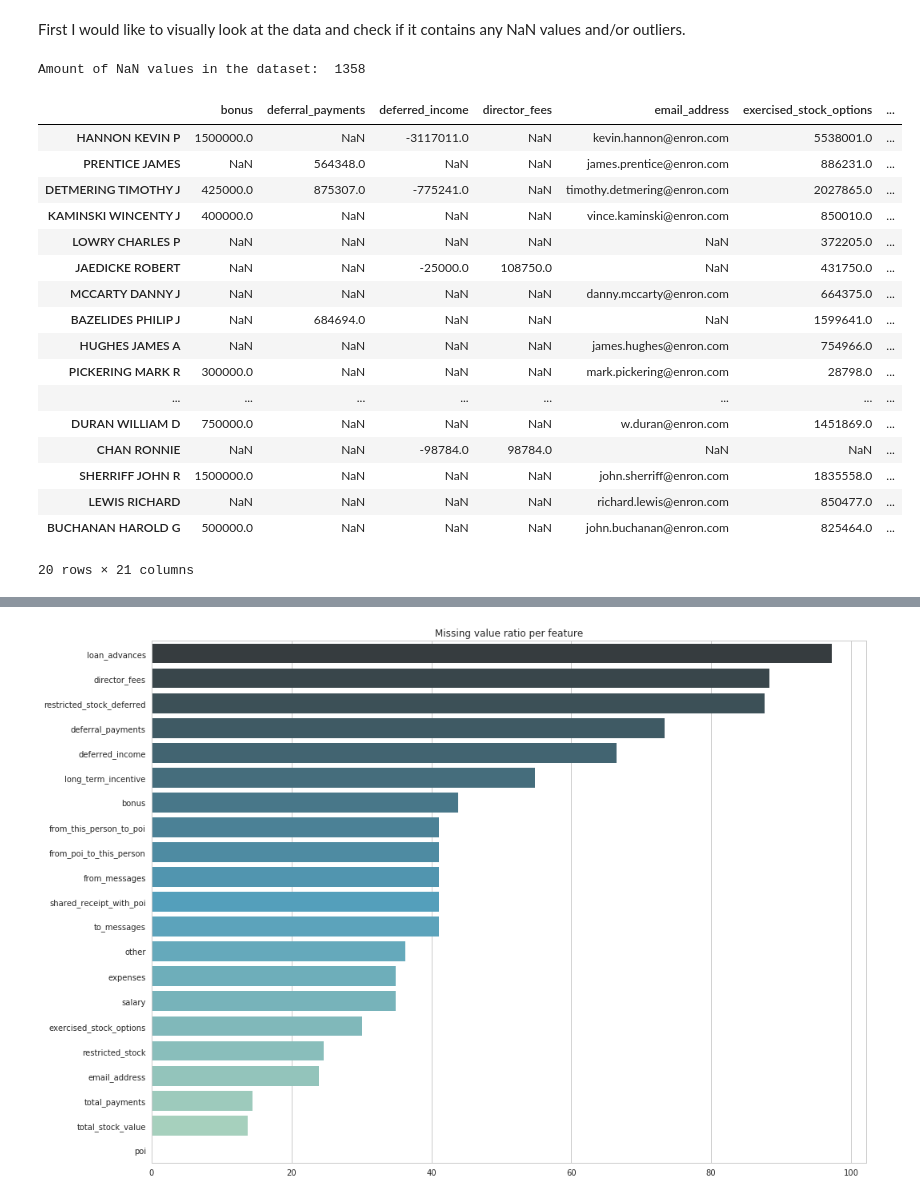
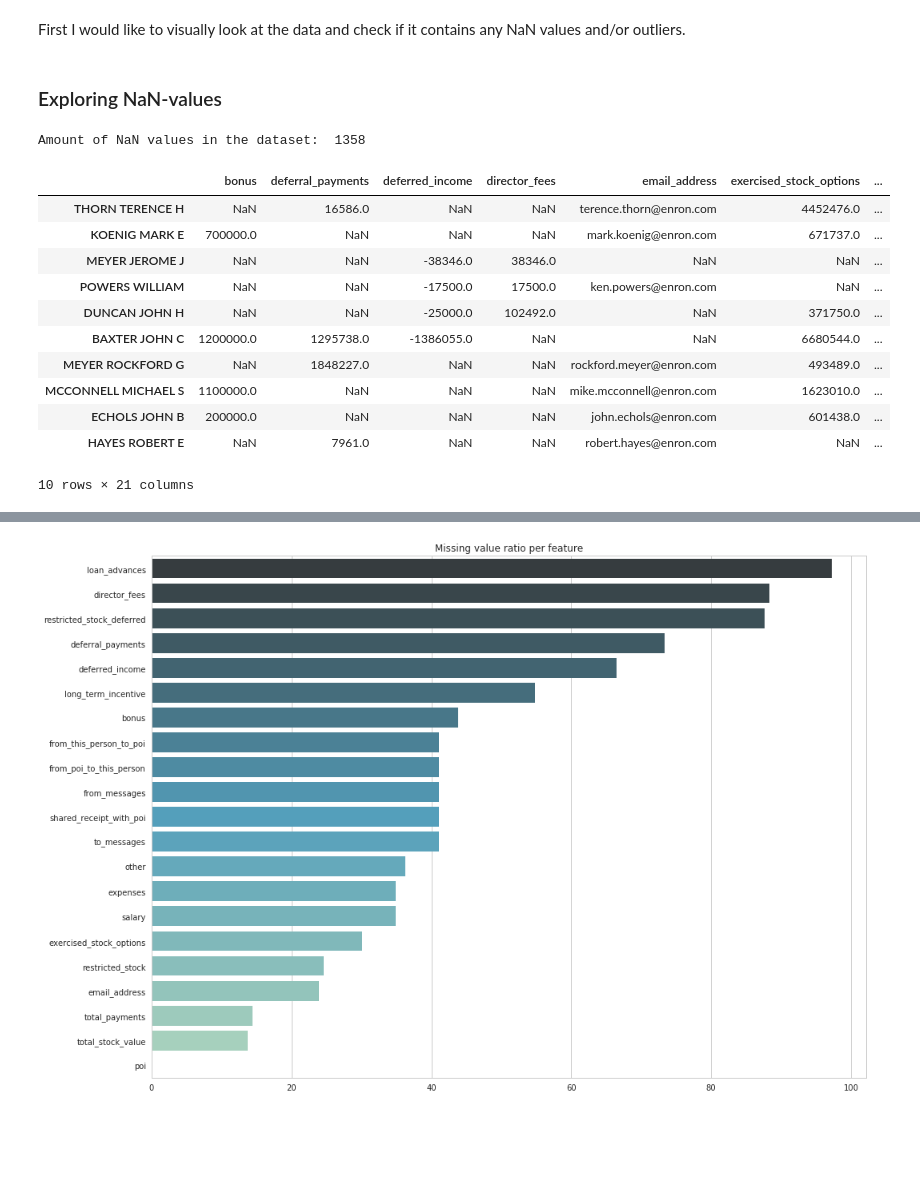
Before and after one commit to josefinaxberg/Intro-ML_Udacity, a Jupyter notebook: final_project/FinalProject_TheEnronFraud.ipynb, the cells around one changed output, grey strips where cells are left out. Saved outputs shown, nothing was run; the diff lists cells and outputs as text; code cells hidden in the pictures; blank space fills up the shorter version.

Commit message:
Exploring nan and outliers

```diff
--- a/final_project/FinalProject_TheEnronFraud.ipynb
+++ b/final_project/FinalProject_TheEnronFraud.ipynb
@@ -87,33 +88,29 @@ print data_dict.keys()
 # Explore Data
 # %% [markdown]
 First I would like to visually look at the data and check if it contains any NaN values and/or outliers.
+# %% [markdown]
+### Exploring NaN-values
 # %%
 df_enron = df_enron.replace('NaN', np.nan)
 # %%
 print "Amount of NaN values in the dataset: ", df_enron.isnull().sum().sum()
 
 
 df_enron.loc[(df_enron['email_address'].isnull()) |
               (df_enron['deferral_payments'].isnull()) |
               (df_enron['bonus'].isnull()) |
-              (df_enron['from_messages'].isnull())].sample(20)
+              (df_enron['from_messages'].isnull())].sample(10)
 # %% [output]
 Amount of NaN values in the dataset:  1358
 |  | bonus | deferral_payments | deferred_income | director_fees | email_address | exercised_stock_options | ... |
-| HANNON KEVIN P | 1500000.0 | NaN | -3117011.0 | NaN | kevin.hannon@enron.com | 5538001.0 | ... |
-| PRENTICE JAMES | NaN | 564348.0 | NaN | NaN | james.prentice@enron.com | 886231.0 | ... |
-| DETMERING TIMOTHY J | 425000.0 | 875307.0 | -775241.0 | NaN | timothy.detmering@enron.com | 2027865.0 | ... |
-| KAMINSKI WINCENTY J | 400000.0 | NaN | NaN | NaN | vince.kaminski@enron.com | 850010.0 | ... |
-| LOWRY CHARLES P | NaN | NaN | NaN | NaN | NaN | 372205.0 | ... |
-| JAEDICKE ROBERT | NaN | NaN | -25000.0 | 108750.0 | NaN | 431750.0 | ... |
-| MCCARTY DANNY J | NaN | NaN | NaN | NaN | danny.mccarty@enron.com | 664375.0 | ... |
-| BAZELIDES PHILIP J | NaN | 684694.0 | NaN | NaN | NaN | 1599641.0 | ... |
-| HUGHES JAMES A | NaN | NaN | NaN | NaN | james.hughes@enron.com | 754966.0 | ... |
-| PICKERING MARK R | 300000.0 | NaN | NaN | NaN | mark.pickering@enron.com | 28798.0 | ... |
-| ... | ... | ... | ... | ... | ... | ... | ... |
-| DURAN WILLIAM D | 750000.0 | NaN | NaN | NaN | w.duran@enron.com | 1451869.0 | ... |
-| CHAN RONNIE | NaN | NaN | -98784.0 | 98784.0 | NaN | NaN | ... |
-| SHERRIFF JOHN R | 1500000.0 | NaN | NaN | NaN | john.sherriff@enron.com | 1835558.0 | ... |
-| LEWIS RICHARD | NaN | NaN | NaN | NaN | richard.lewis@enron.com | 850477.0 | ... |
-| BUCHANAN HAROLD G | 500000.0 | NaN | NaN | NaN | john.buchanan@enron.com | 825464.0 | ... |
+| THORN TERENCE H | NaN | 16586.0 | NaN | NaN | terence.thorn@enron.com | 4452476.0 | ... |
+| KOENIG MARK E | 700000.0 | NaN | NaN | NaN | mark.koenig@enron.com | 671737.0 | ... |
+| MEYER JEROME J | NaN | NaN | -38346.0 | 38346.0 | NaN | NaN | ... |
+| POWERS WILLIAM | NaN | NaN | -17500.0 | 17500.0 | ken.powers@enron.com | NaN | ... |
+| DUNCAN JOHN H | NaN | NaN | -25000.0 | 102492.0 | NaN | 371750.0 | ... |
+| BAXTER JOHN C | 1200000.0 | 1295738.0 | -1386055.0 | NaN | NaN | 6680544.0 | ... |
+| MEYER ROCKFORD G | NaN | 1848227.0 | NaN | NaN | rockford.meyer@enron.com | 493489.0 | ... |
+| MCCONNELL MICHAEL S | 1100000.0 | NaN | NaN | NaN | mike.mcconnell@enron.com | 1623010.0 | ... |
+| ECHOLS JOHN B | 200000.0 | NaN | NaN | NaN | john.echols@enron.com | 601438.0 | ... |
+| HAYES ROBERT E | NaN | 7961.0 | NaN | NaN | robert.hayes@enron.com | NaN | ... |
-20 rows × 21 columns
+10 rows × 21 columns
```
Also changed, not shown: parts of 25 cells of this notebook.
